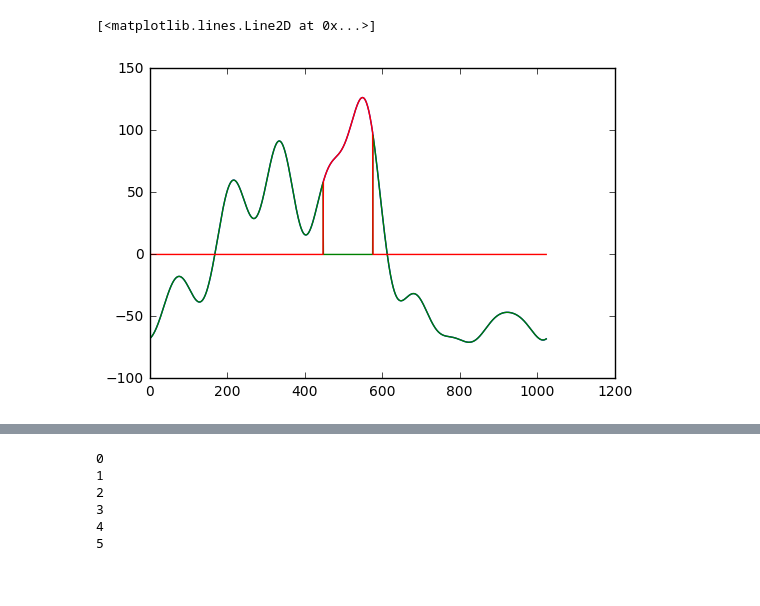
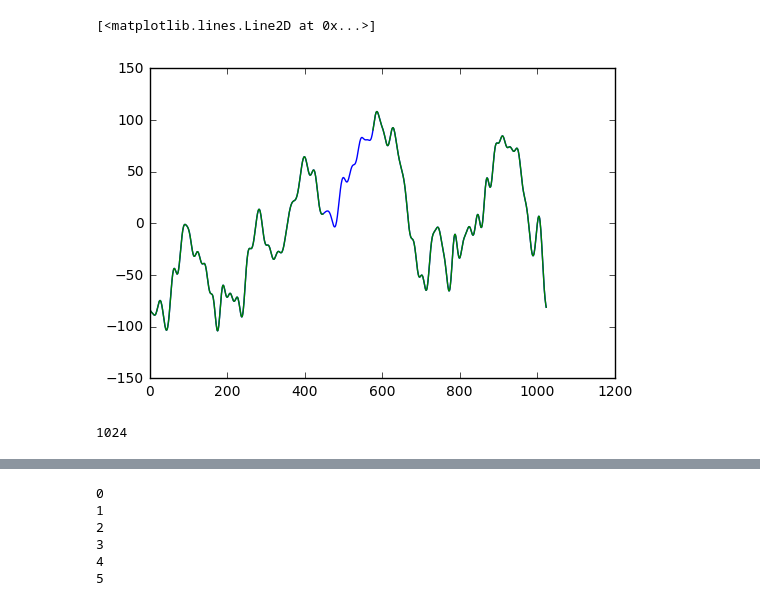
Before and after one commit to lue/fourier_complete, a Jupyter notebook: Untitled.ipynb, the cells around one changed output, grey strips where cells are left out. Drawn from its saved outputs; the diff is of its cells as text; code cells hidden in the pictures.

```diff
--- a/Untitled.ipynb
+++ b/Untitled.ipynb
@@ -19,0 +29,9 @@ plt.plot(freq, ft_wn, '.')
+# %%
+ft_wn2 = dft_nan(wn)
+
+ft_wn = np.fft.fft(wn)
+freq = np.fft.fftfreq(1024)
+
+plt.figure(1)
+plt.plot(freq, ft_wn, '.')
+plt.plot(freq, ft_wn2, '+')
@@ -20,22 +59,26 @@ plt.plot(freq, ft_wn, '.')
 # %%
 scale = np.abs(freq)**-1
 scale[0] = 1
-scale[np.abs(freq)>0.01] = 0
+scale[np.abs(freq)>0.05] = 0
 ft_signal = ft_wn * scale
-signal = np.real(np.fft.irfft(ft_signal))
+signal = np.real(np.fft.ifft(ft_signal))
 
 plt.figure(2)
 plt.plot(signal)
 
 signal_o = signal.copy()
-signal_o[512-64:512+64] = 0
+signal_o[512-64:512+64] = np.nan
 
 signal_p = signal.copy()
 signal_p -= signal_o
 
 plt.plot(signal_o)
-plt.plot(signal_p)
+# plt.plot(signal_p)
 # %% [output]
 [<matplotlib.lines.Line2D at 0x...>]
-[figure, old version]
+[figure, new version]
+# %%
+len(freq)
+# %% [output]
+1024
 # %%
```
Also changed, not shown: parts of 13 cells of this notebook.
